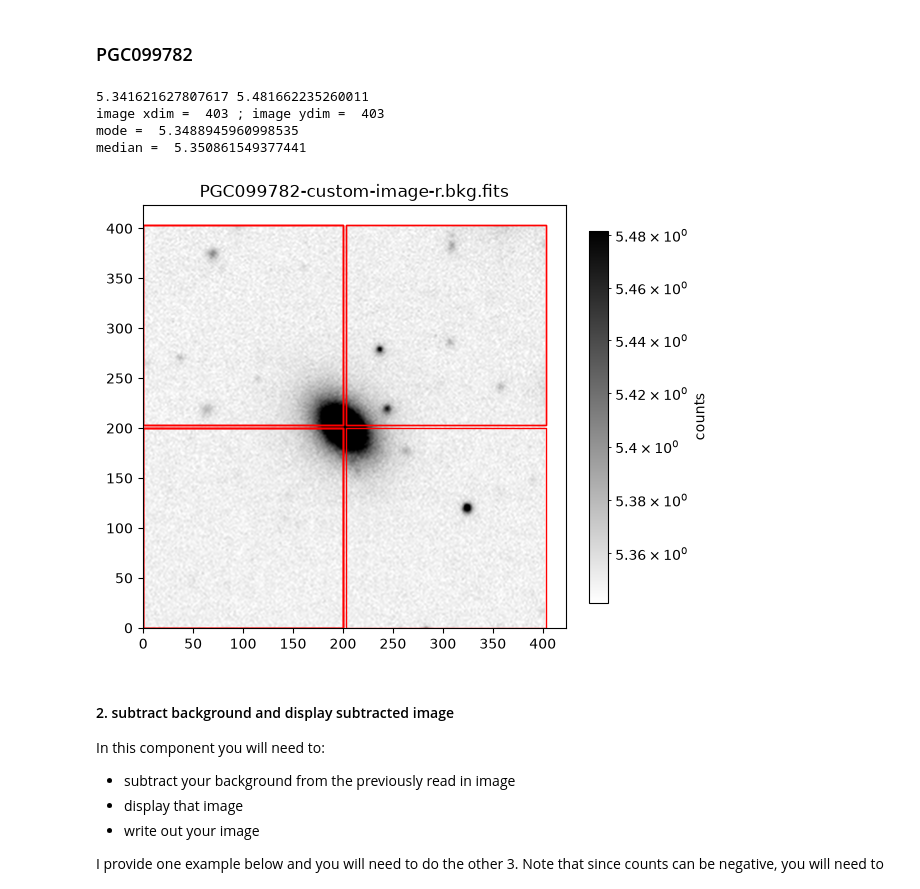
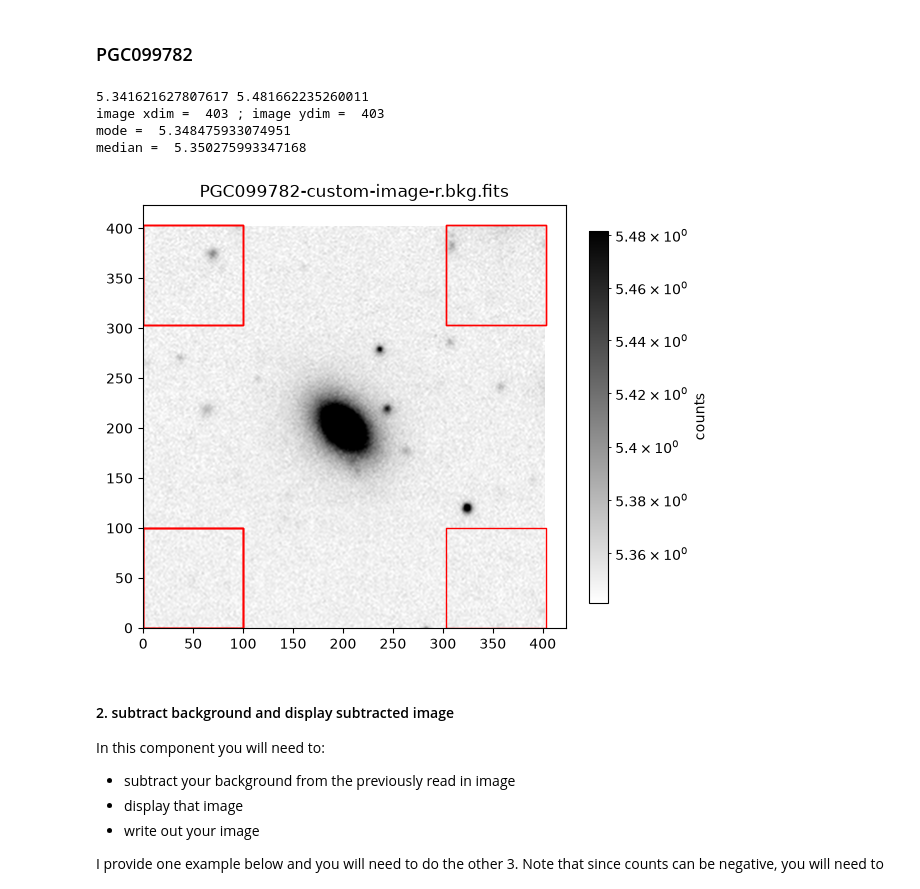
Before and after one commit to gabibolfing/SurfacePhotometry_student, a Jupyter notebook: surface_photometry_student.ipynb, the cells around one changed output. Cells and saved outputs as stored; diff of their text form; code cells hidden in the pictures.

```diff
--- a/surface_photometry_student.ipynb
+++ b/surface_photometry_student.ipynb
@@ -266,7 +266,7 @@ imname[galname] = 'NGC5198-custom-image-r.bkg.fits'
 data[galname],header[galname] = fits.getdata(imname[galname], header=True)
 
 #the size of the background squares
-bkgdim[galname]= 200
+bkgdim[galname]= 100
 
 #plot image with background regions
 bkgmode[galname],bkgmed[galname] = bkgregplot(
@@ -289,7 +289,7 @@ imname[galname] = 'NGC5985-custom-image-r.bkg.fits'
 data[galname],header[galname] = fits.getdata(imname[galname], header=True)
 
 #the size of the background squares
-bkgdim[galname]= 200
+bkgdim[galname]= 300
 
 #plot image with background regions
 bkgmode[galname],bkgmed[galname] = bkgregplot(
@@ -305,26 +305,26 @@ median =  22.122682571411133
 # %%
 #*******************
 #write your code here
 galname = 'PGC099782'
 imname[galname] = 'PGC099782-custom-image-r.bkg.fits'
 
 #read fits image
 data[galname],header[galname] = fits.getdata(imname[galname], header=True)
 
 #the size of the background squares
-bkgdim[galname]= 200
+bkgdim[galname]= 100
 
 #plot image with background regions
 bkgmode[galname],bkgmed[galname] = bkgregplot(
     data[galname], header[galname], imname[galname], bkgdim[galname], fig, ax)
 
 #look at vperc, error thrown is intentional. logarithm cannot be fit due to negative values in one of the problems
 # %% [output]
 5.341621627807617 5.481662235260011
 image xdim =  403 ; image ydim =  403
-mode =  5.3488945960998535
-median =  5.350861549377441
+mode =  5.348475933074951
+median =  5.350275993347168
-[figure, old version]
+[figure, new version]
 # %% [markdown]
 #### 2. subtract background and display subtracted image
 
```
Also changed, not shown: parts of 11 cells of this notebook.
